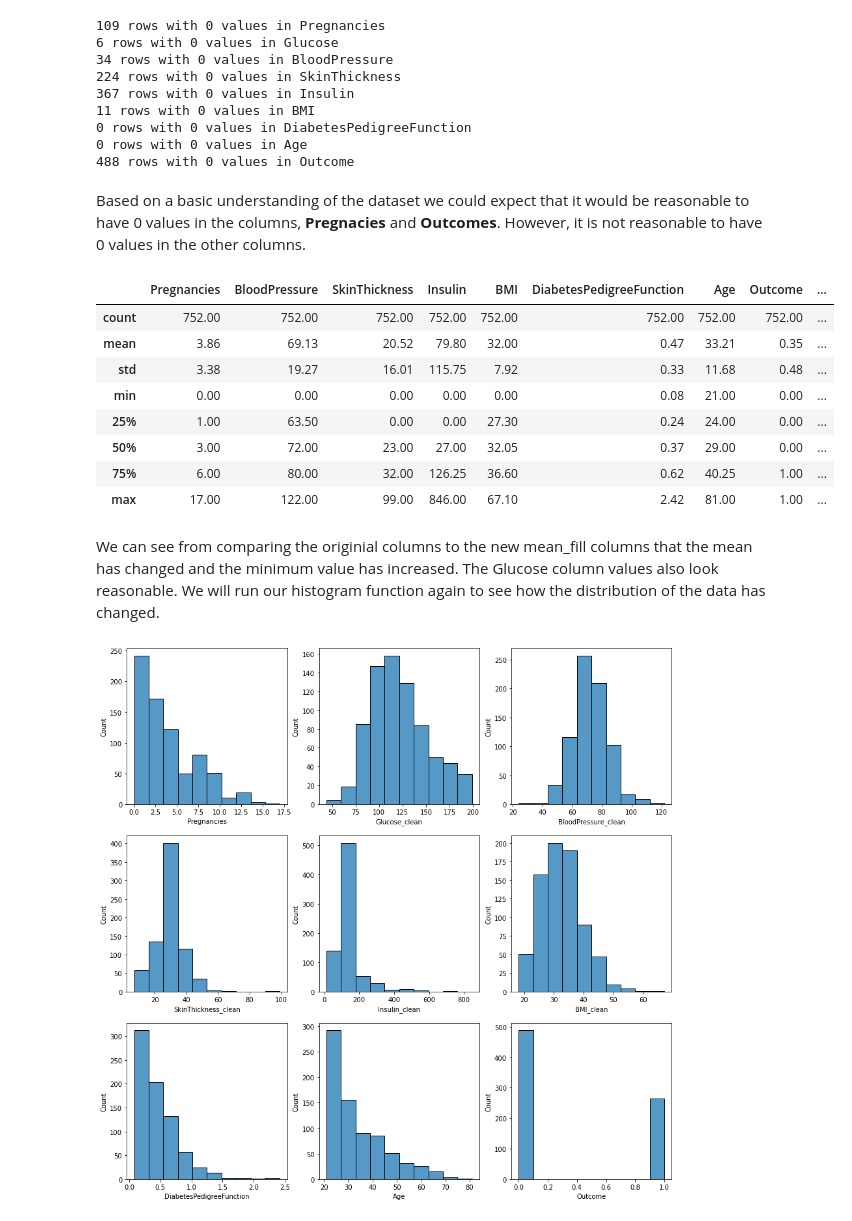
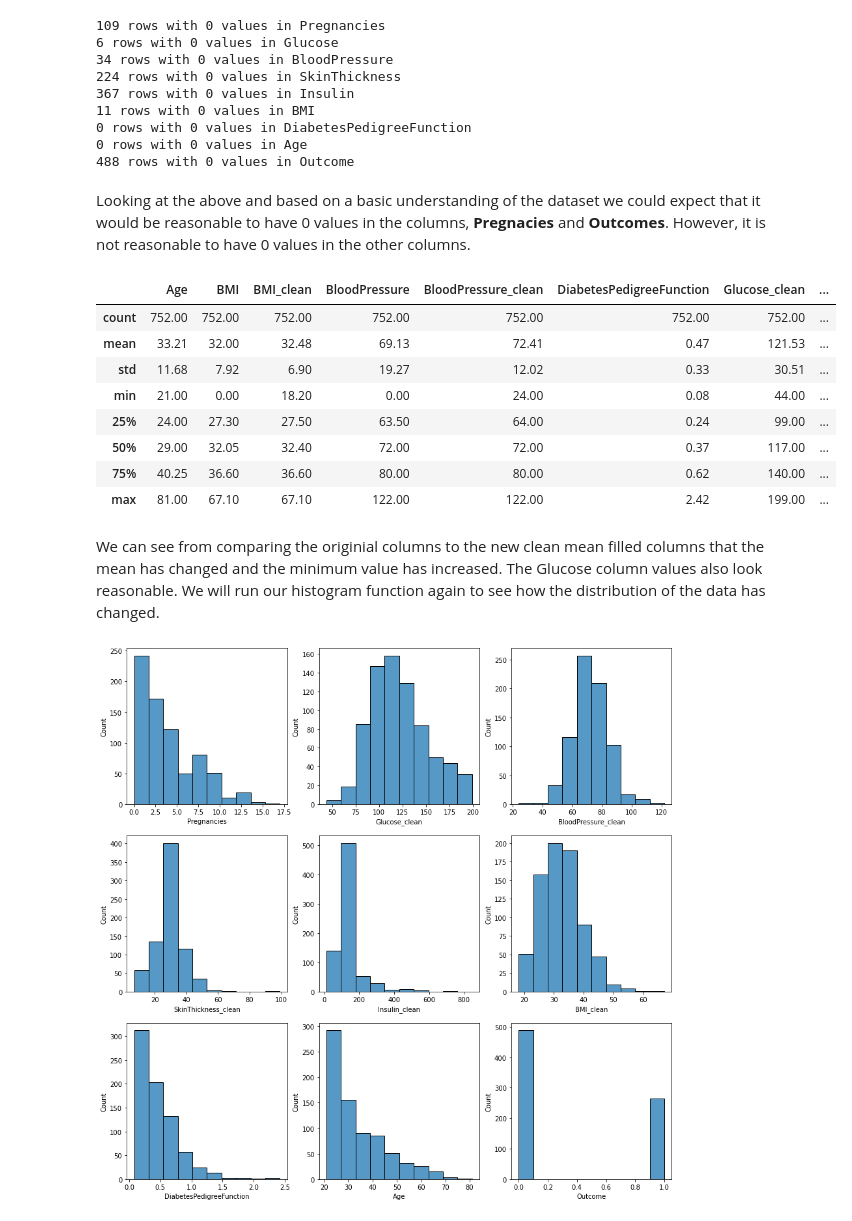
Before and after one commit to adriz-nf/diabetes_eda, a Jupyter notebook: diabetes_eda.ipynb, the cells around one changed output. Drawn from its saved outputs; the diff is of its cells as text; code cells hidden in the pictures.

Commit message:
section 2 cleaned up

```diff
--- a/diabetes_eda.ipynb
+++ b/diabetes_eda.ipynb
@@ -286,6 +296,12 @@ plot_histograms()
 # %% [markdown]
 The above charts show us that the only major issue with outliers appears to come from gluclose where we have seen the maximum value of 9999000. We will replace values above 1000 with 0 and deal with them along with the other 0 values we will fix in the next step.
 # %%
-# replace all values of the glucose column that are above 1000 with 0 using a lambda function
-diabetes_df_clean["Glucose"] = diabetes_df_clean["Glucose"].apply(lambda x: x == 0 if x > 1000 else x)
+# We create a cleaning function for the outliers
+# in this case we have a single outlier so we will replace all values of the glucose column that are above 1000 with 0 using a lambda function
+# In the event of more outliers being found we can edpand the function
+def clean_outliers(df=diabetes_df_clean):
+    df["Glucose"] = df["Glucose"].apply(lambda x: x == 0 if x > 1000 else x)
+    return df
+# %%
+diabetes_df_clean = clean_outliers()
 # %%
@@ -304,42 +320,52 @@ for column in diabetes_df_clean.columns:
 0 rows with 0 values in Age
 488 rows with 0 values in Outcome
 # %% [markdown]
-Based on a basic understanding of the dataset we could expect that it would be reasonable to have 0 values in the columns, **Pregnacies** and **Outcomes**. However, it is not reasonable to have 0 values in the other columns.
+Looking at the above and based on a basic understanding of the dataset we could expect that it would be reasonable to have 0 values in the columns, **Pregnacies** and **Outcomes**. However, it is not reasonable to have 0 values in the other columns.
 # %%
 # we will create a function that identifies rows where the value is 0 and replaces the 0 with the mean of the column
-def mean_fill(df="diabetes_df_clean", column="BMI"):
+def mean_fill(df="diabetes_df_clean", columns=["Glucose", "BloodPressure", "SkinThickness", "Insulin", "BMI"], suffix="_clean"):
     """
-    create a new column that has 0 values replaced with the mean of the given column (excluding zero values), in other cases the existing value is maintained.
+    For the given columns in the given dataframe, create a new column that has 0 values replaced
+    with the mean of the given column (excluding zero values), in other cases the existing value is maintained.
 
     Parameters:
     - df: The DataFrame that contains columns with erroneous 0 values.
+    - columns (list): The names of the columns to replace 0 values with the mean of the column.
+    - suffix (str): The suffix to append to the column name to create a new column with the mean values. If None, data will be overwritten.
 
     Returns:
-    - df (pandas.DataFrame): A new DataFrame with a new column where 0 values have been replaced with mean values.
+    - df (pandas.DataFrame): A new DataFrame where 0 values have been replaced with mean values.
 
     """
-    # calculate the mean of the column excluding 0 values
-    col_mean = df[df[column] != 0][column].mean()
-    # create a new column with the mean values
-    df[column + "_clean"] = df[column].replace(0, col_mean)
+    # handle the None suffix parameter
+    if suffix == None:
+        suffix = ""
+
+    # loop through the columns
+    for column in columns:
+        # calculate the mean of the column excluding 0 values
+        col_mean = df[df[column] != 0][column].mean()
+        # replace zero values with mean values in a new column if suffix is provided, otherwise overwrite the existing column
+        df[column + suffix] = df[column].apply(lambda x: col_mean if x == 0 else x)
     return df
 # %%
-# run the functions for each column that contains 0 values in a loop
-for column in ["Glucose", "BloodPressure", "SkinThickness", "Insulin", "BMI"]:
-    diabetes_df_clean = mean_fill(diabetes_df_clean, column)
+# run the function for each column that contains 0 we want to fix
 
-# display the descriptive statistics of the new df
-diabetes_df_clean.describe()
+diabetes_df_clean = mean_fill(diabetes_df_clean, ["Glucose", "BloodPressure", "SkinThickness", "Insulin", "BMI"], suffix="_clean")
+
+# display the descriptive statistics of the new df with columns in alphabetical order
+diabetes_df_clean[sorted(diabetes_df_clean.columns)].describe()
 # %% [output]
-|  | Pregnancies | BloodPressure | SkinThickness | Insulin | BMI | DiabetesPedigreeFunction | Age | Outcome | ... |
-| count | 752.00 | 752.00 | 752.00 | 752.00 | 752.00 | 752.00 | 752.00 | 752.00 | ... |
-| mean | 3.86 | 69.13 | 20.52 | 79.80 | 32.00 | 0.47 | 33.21 | 0.35 | ... |
-| std | 3.38 | 19.27 | 16.01 | 115.75 | 7.92 | 0.33 | 11.68 | 0.48 | ... |
-| min | 0.00 | 0.00 | 0.00 | 0.00 | 0.00 | 0.08 | 21.00 | 0.00 | ... |
-| 25% | 1.00 | 63.50 | 0.00 | 0.00 | 27.30 | 0.24 | 24.00 | 0.00 | ... |
-| 50% | 3.00 | 72.00 | 23.00 | 27.00 | 32.05 | 0.37 | 29.00 | 0.00 | ... |
-| 75% | 6.00 | 80.00 | 32.00 | 126.25 | 36.60 | 0.62 | 40.25 | 1.00 | ... |
-| max | 17.00 | 122.00 | 99.00 | 846.00 | 67.10 | 2.42 | 81.00 | 1.00 | ... |
+|  | Age | BMI | BMI_clean | BloodPressure | BloodPressure_clean | DiabetesPedigreeFunction | Glucose_clean | ... |
+| count | 752.00 | 752.00 | 752.00 | 752.00 | 752.00 | 752.00 | 752.00 | ... |
+| mean | 33.21 | 32.00 | 32.48 | 69.13 | 72.41 | 0.47 | 121.53 | ... |
+| std | 11.68 | 7.92 | 6.90 | 19.27 | 12.02 | 0.33 | 30.51 | ... |
+| min | 21.00 | 0.00 | 18.20 | 0.00 | 24.00 | 0.08 | 44.00 | ... |
+| 25% | 24.00 | 27.30 | 27.50 | 63.50 | 64.00 | 0.24 | 99.00 | ... |
+| 50% | 29.00 | 32.05 | 32.40 | 72.00 | 72.00 | 0.37 | 117.00 | ... |
+| 75% | 40.25 | 36.60 | 36.60 | 80.00 | 80.00 | 0.62 | 140.00 | ... |
+| max | 81.00 | 67.10 | 67.10 | 122.00 | 122.00 | 2.42 | 199.00 | ... |
 # %% [markdown]
-We can see from comparing the originial columns to the new mean_fill columns that the mean has changed and the minimum value has increased. The Glucose column values also look reasonable. We will run our histogram function again to see how the distribution of the data has changed.
+We can see from comparing the originial columns to the new clean mean filled columns that the mean has changed and the minimum value has increased. The Glucose column values also look reasonable.
+We will run our histogram function again to see how the distribution of the data has changed.
 # %%
```
Also changed, not shown: parts of 34 cells of this notebook.
